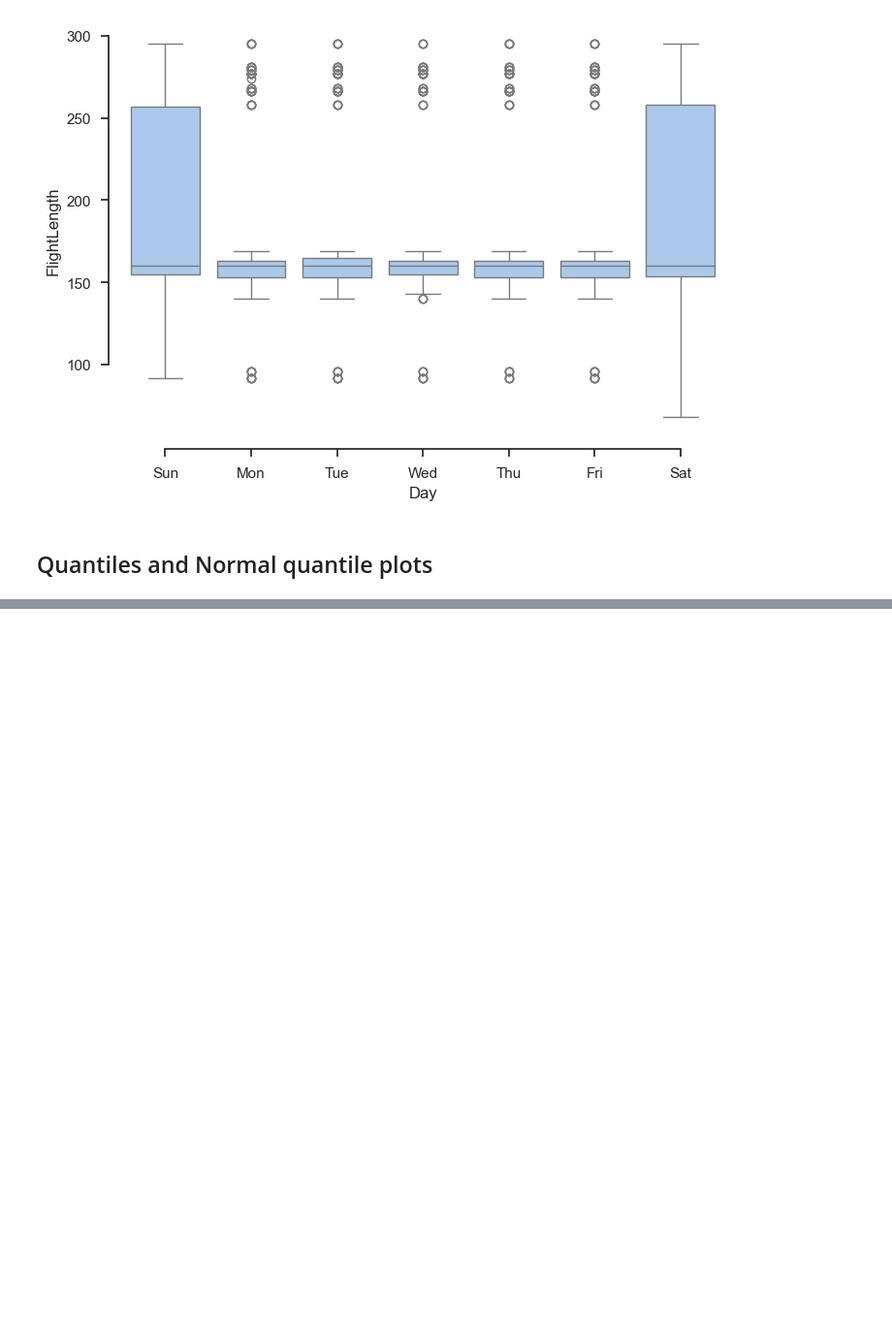
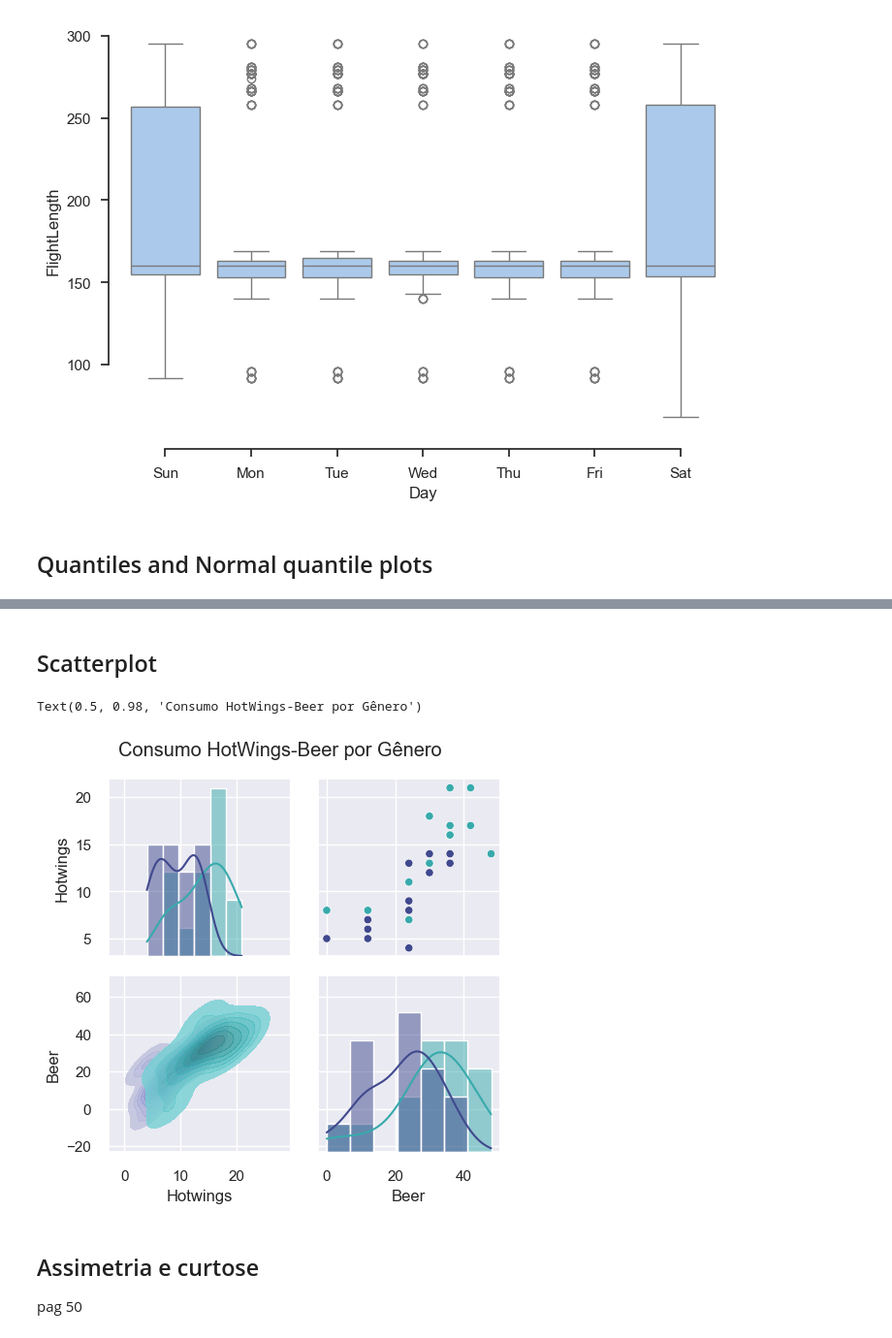
Before and after one commit to eduardo-kt/matstats_resampling_python, a Jupyter notebook: ch02_EDA.ipynb, the cells around one changed output, grey strips where cells are left out. Shown at 97% size. Saved outputs shown, nothing was run; the diff lists cells and outputs as text; code cells hidden in the pictures; blank space fills up the shorter version.

```diff
--- a/ch02_EDA.ipynb
+++ b/ch02_EDA.ipynb
@@ -317,0 +315,21 @@ g = sns.jointplot(x="total_bill", y="tip", data=tips,
+# %% [markdown]
+## Scatterplot
+# %%
+import pandas as pd
+import seaborn as sns
+
+beerwings = pd.read_csv("rawdata\Beerwings.csv")
+
+g = sns.PairGrid(data=beerwings,hue='Gender', vars=['Hotwings','Beer'],  palette="mako")
+g.map_diag(sns.histplot, kde= True)
+g.map_upper(sns.scatterplot)
+g.map_lower(sns.kdeplot, fill=True, alpha = 0.8)
+g.fig.subplots_adjust(top= 0.9)
+g.fig.suptitle("Consumo HotWings-Beer por Gênero")
+# %% [output]
+Text(0.5, 0.98, 'Consumo HotWings-Beer por Gênero')
+[figure, added]
+# %% [markdown]
+## Assimetria e curtose
+
+pag 50
```
Also changed, not shown: parts of 6 cells of this notebook, 2 other files.
